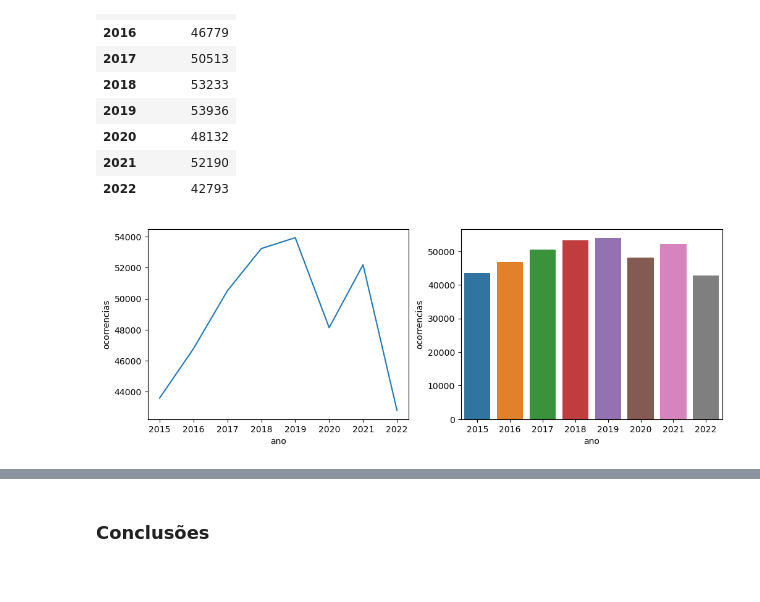
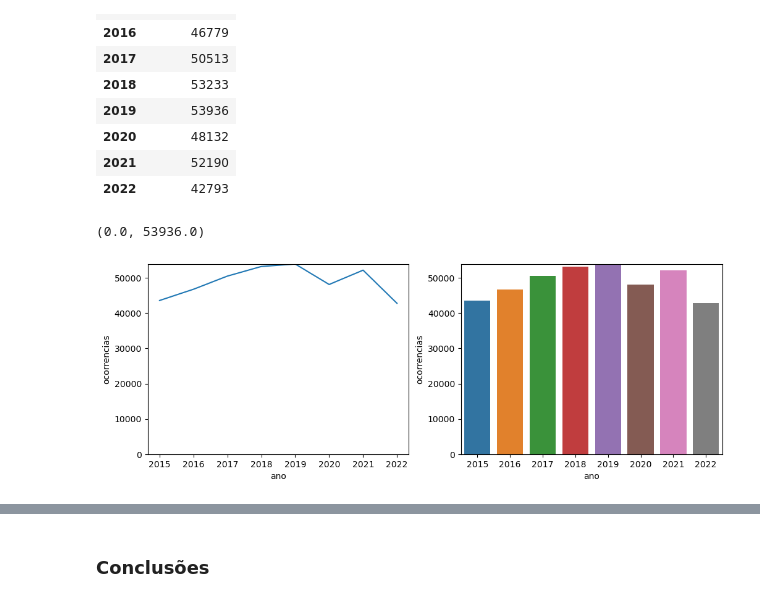
Before and after one commit to andrey-cp/Portfolio-Data-Science, a Jupyter notebook: Análise exploratória - Segurança pública/Análise exploratória - Segurança Pública - Ocorrências.ipynb, the cells around one changed output, grey strips where cells are left out. Cells and saved outputs as stored; diff of their text form; code cells hidden in the pictures.

```diff
--- a/Análise exploratória - Segurança pública/Análise exploratória - Segurança Pública - Ocorrências.ipynb
+++ b/Análise exploratória - Segurança pública/Análise exploratória - Segurança Pública - Ocorrências.ipynb
@@ -232,19 +239,27 @@ est_total
 # %%
 est_total_bar = est_total.reset_index()
 
 fig = plt.figure(figsize=(12, 4))
 specs = gridspec.GridSpec(ncols=2, nrows=1, figure=fig)
 
 ax1 = fig.add_subplot(specs[:, 0])
 ax2 = fig.add_subplot(specs[:, 1])
 
 # Primeiro gráfico
 ax1 = sns.lineplot(x='ano', y='ocorrencias', data=est_total, ax=ax1)
 
 # Segundo gráfico
 ax2 = sns.barplot(x='ano', y='ocorrencias', data=est_total_bar, ax=ax2)
+
+# Obtenha o valor máximo dos dados usados em ambos os gráficos
+max_value = max(est_total['ocorrencias'].max(), est_total_bar['ocorrencias'].max())
+
+# Defina os limites do eixo y para ambos os gráficos
+ax1.set_ylim(0, max_value)
+ax2.set_ylim(0, max_value)
 # %% [output]
+(0.0, 53936.0)
-[figure, old version]
+[figure, new version]
 # %%
 # Em cada estado
 # %%
```
Also changed, not shown: parts of 3 cells of this notebook, 4 other files.
